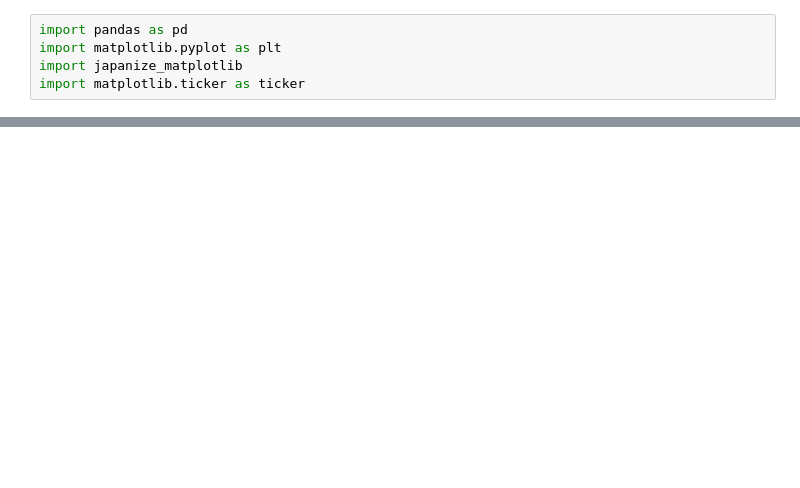
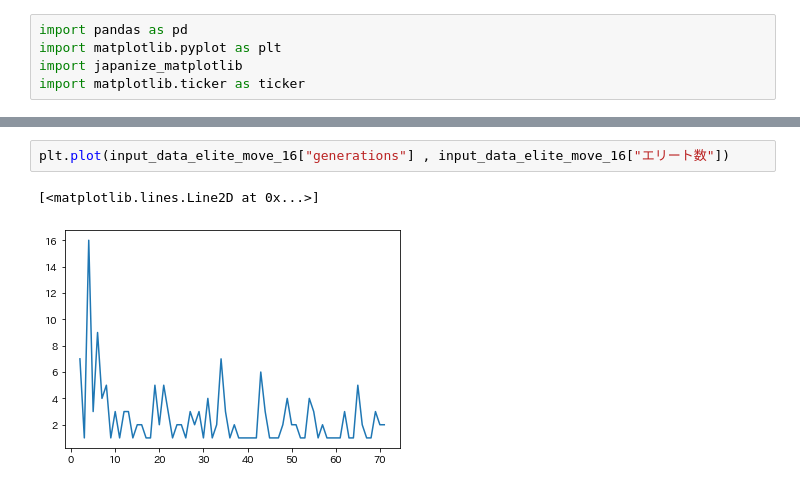
Before and after one commit to takutoooooooo/car-evolve.proj, a Jupyter notebook: for_analysis/analysis_elite_move.ipynb, the cells around one changed output, grey strips where cells are left out. Saved outputs shown, nothing was run; the diff lists cells and outputs as text; blank space fills up the shorter version.

```diff
--- a/for_analysis/analysis_elite_move.ipynb
+++ b/for_analysis/analysis_elite_move.ipynb
@@ -32,3 +37,8 @@ plt.gca().get_xaxis().set_major_locator(ticker.MaxNLocator(integer=True))
+# %%
+plt.plot(input_data_elite_move_16["generations"] , input_data_elite_move_16["エリート数"])
+# %% [output]
+[<matplotlib.lines.Line2D at 0x...>]
+[figure, added]
 # %%
 plt.plot(input_data_elite_move_8["generations"], input_data_elite_move_8[" 平均"], label = "動的エリート8")
 plt.plot(input_data_elite8["generations"], input_data_elite8[" 平均"], label = "静的エリート8")
```
Also changed, not shown: parts of 7 cells of this notebook, 1 other file.
